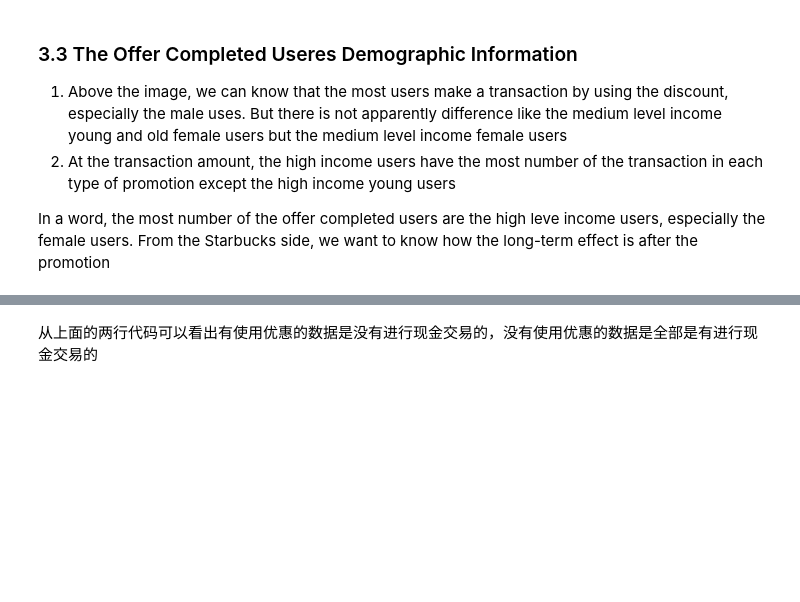
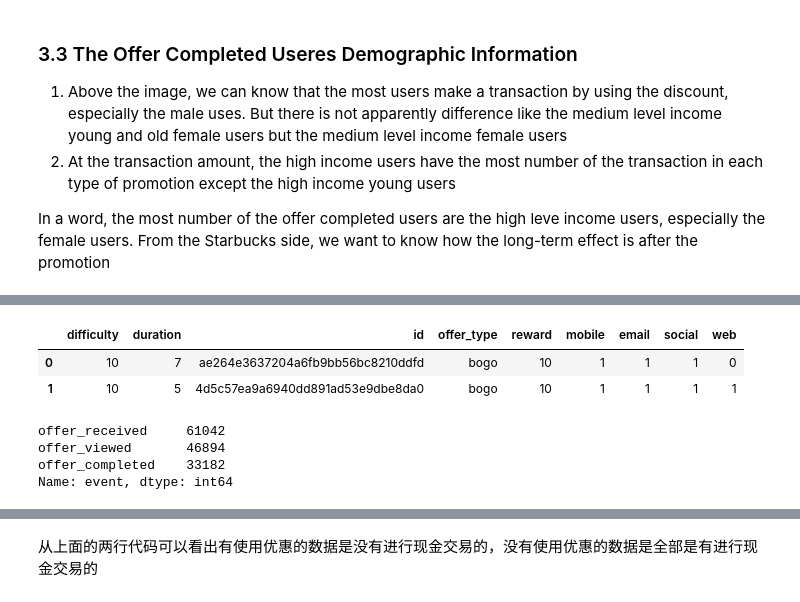
Before and after one commit to ZenRay/StarbucksReport, a Jupyter notebook: Starbucks_Capstone_notebook.ipynb, the cells around one changed output, grey strips where cells are left out. Drawn from its saved outputs; the diff is of its cells as text; code cells hidden in the pictures; blank space fills up the shorter version.

Commit message:
test($wranglingData): Create the new data
create the new data about the different promotion effect

fixed #1

```diff
--- a/Starbucks_Capstone_notebook.ipynb
+++ b/Starbucks_Capstone_notebook.ipynb
@@ -562,0 +584,13 @@ In a word, the most number of the offer completed users are the high leve income
+# %%
+portfolio.head(2)
+# %% [output]
+|  | difficulty | duration | id | offer_type | reward | mobile | email | social | web |
+| 0 | 10 | 7 | ae264e3637204a6fb9bb56bc8210ddfd | bogo | 10 | 1 | 1 | 1 | 0 |
+| 1 | 10 | 5 | 4d5c57ea9a6940dd891ad53e9dbe8da0 | bogo | 10 | 1 | 1 | 1 | 1 |
+# %%
+data.loc[data.offer_type != "informational", "event"].value_counts()
+# %% [output]
+offer_received     61042
+offer_viewed       46894
+offer_completed    33182
+Name: event, dtype: int64
```
Also changed, not shown: parts of 41 cells of this notebook.
